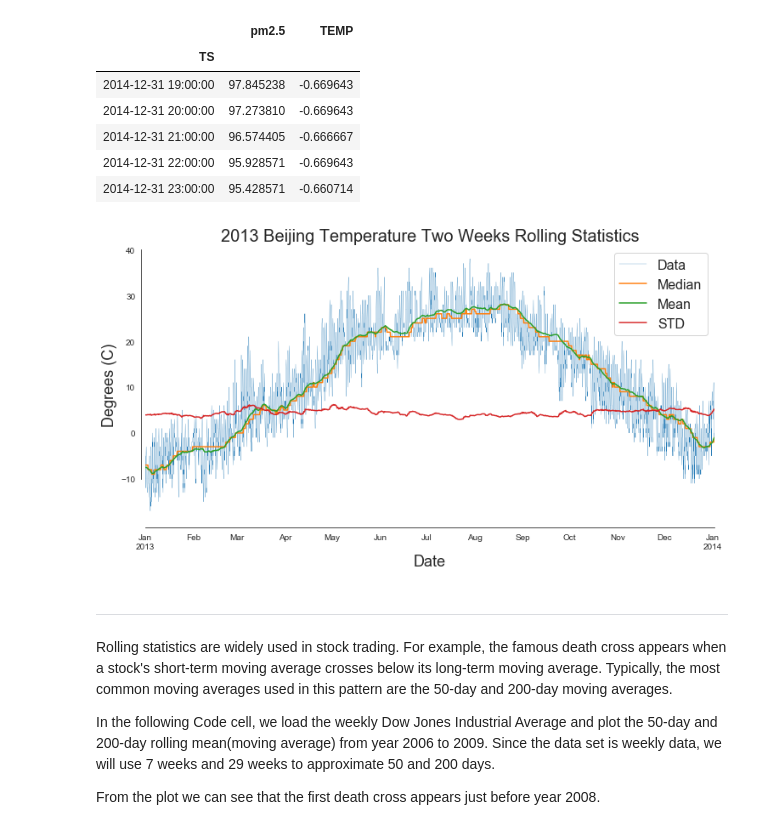
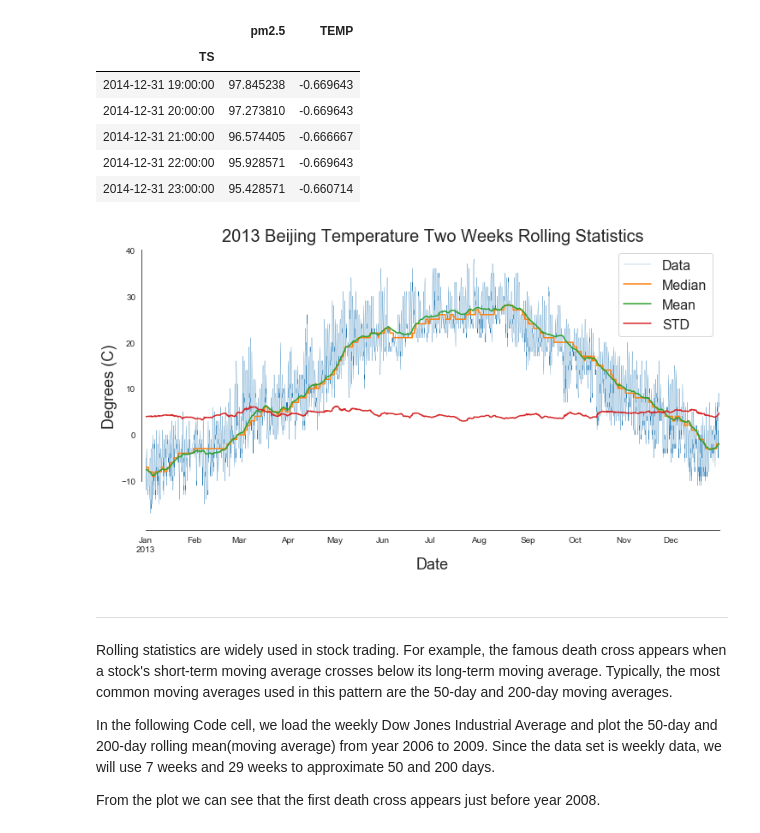
Before and after one commit to zllu2/iMSA_577, a Jupyter notebook: lessons/Module8/notebooks/intro2pt.ipynb, the cells around one changed output. Drawn from its saved outputs; the diff is of its cells as text; code cells hidden in the pictures.

```diff
--- a/lessons/Module8/notebooks/intro2pt.ipynb
+++ b/lessons/Module8/notebooks/intro2pt.ipynb
@@ -367,20 +367,20 @@ mn.tail()
 # %%
 # Plot data and rolling statistics
 fig, ax = plt.subplots(figsize=(12, 6))
 
-df.TEMP['2013-01-01':'2014-01-01'].plot(lw=0.25, label='Data')
-md.TEMP['2013-01-01':'2014-01-01'].plot(label='Median')
-mn.TEMP['2013-01-01':'2014-01-01'].plot(label='Mean')
-std.TEMP['2013-01-01':'2014-01-01'].plot(label='STD')
+df['2013'].TEMP.plot(lw=0.25, label='Data')
+md['2013'].TEMP.plot(label='Median')
+mn['2013'].TEMP.plot(label='Mean')
+std['2013'].TEMP.plot(label='STD')
 
 ax.set(title='2013 Beijing Temperature Two Weeks Rolling Statistics',
       xlabel='Date', ylabel = 'Degrees (C)')
 
 ax.legend(loc=1)
 
 sns.despine(offset=5, trim=True)
 # %% [output]
-[figure, old version]
+[figure, new version]
 # %% [markdown]
 ---
 Rolling statistics are widely used in stock trading. For example, the famous death cross appears when
```
Also changed, not shown: parts of 4 cells of this notebook, 8 other files.
